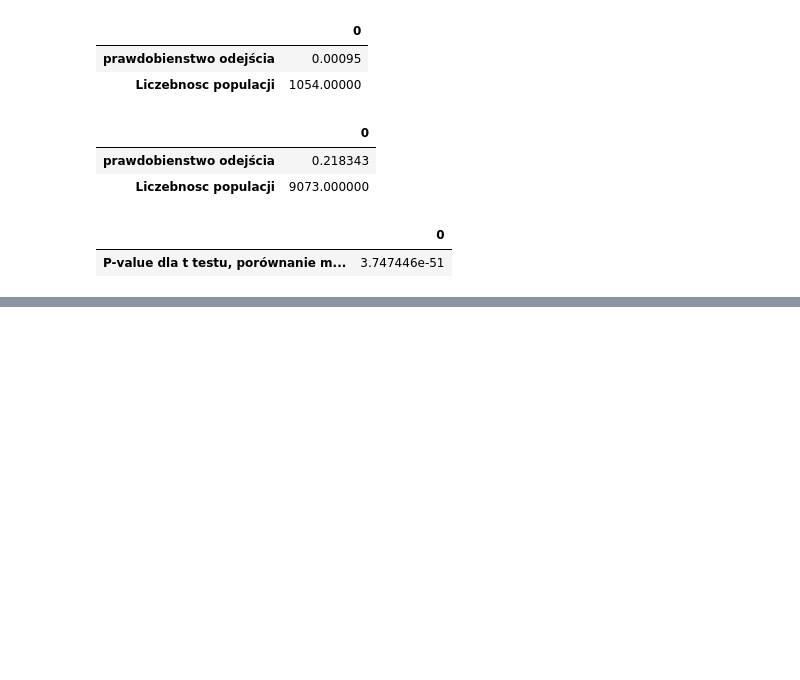
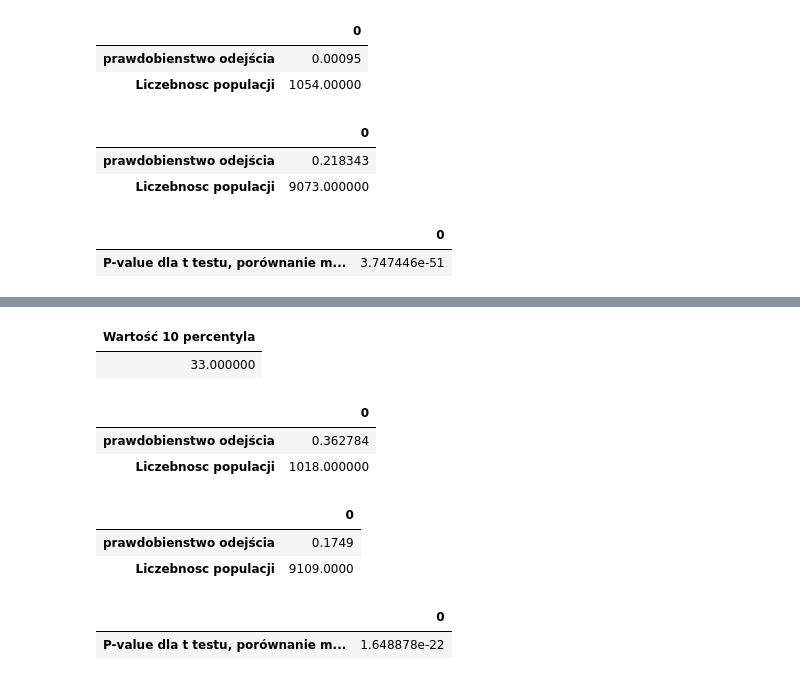
Before and after one commit to skuam/Credict_card_analize, a Jupyter notebook: Mbank_projekt.ipynb, the cells around one changed output, grey strips where cells are left out. Cells and saved outputs as stored; diff of their text form; code cells hidden in the pictures; blank space fills up the shorter version.

```diff
--- a/Mbank_projekt.ipynb
+++ b/Mbank_projekt.ipynb
@@ -320,0 +291,40 @@ st.ttest_ind(df[~df_h2]["Attrition_Flag_onehot"],df[df_h2]["Attrition_Flag_oneho
+# %%
+q_10 = df.Total_Trans_Ct.quantile(0.1)
+
+display(pd.DataFrame([q_10],columns=["Wartość 10 percentyla"]).style.hide_index())
+# %% [output]
+| Wartość 10 percentyla |
+| 33.000000 |
+# %%
+df_h2_1 =  df.Total_Trans_Ct <= q_10
+# %%
+prob_bellow_q10 = df[df_h2_1]["Attrition_Flag"].value_counts()
+d_above = {
+"prawdobienstwo odejścia":prob_bellow_q10.iloc[1] / prob_bellow_q10.iloc[0],
+ "Liczebnosc populacji":prob_bellow_q10.iloc[1] + prob_bellow_q10.iloc[0]
+}
+display(pd.DataFrame.from_dict(d_above,orient='index'))
+# %% [output]
+|  | 0 |
+| prawdobienstwo odejścia | 0.362784 |
+| Liczebnosc populacji | 1018.000000 |
+# %%
+prob_above_q10 = df[~df_h2_1]["Attrition_Flag"].value_counts()
+d_bellow = {
+"prawdobienstwo odejścia":prob_above_q10.iloc[1] / prob_above_q10.iloc[0],
+ "Liczebnosc populacji":prob_above_q10.iloc[1] + prob_above_q10.iloc[0]
+}
+display(pd.DataFrame.from_dict(d_bellow,orient='index'))
+# %% [output]
+|  | 0 |
+| prawdobienstwo odejścia | 0.1749 |
+| Liczebnosc populacji | 9109.0000 |
+# %%
+display(pd.DataFrame.from_dict({
+    "P-value dla t testu, porównanie miedzy powyżej 90 percentyla i poniżej":
+st.ttest_ind(df[~df_h2_1]["Attrition_Flag_onehot"],df[df_h2_1]["Attrition_Flag_onehot"],
+             alternative="smaller")[1]
+}, orient='index'))
+# %% [output]
+|  | 0 |
+| P-value dla t testu, porównanie m... | 1.648878e-22 |
```
Also changed, not shown: parts of 24 cells of this notebook.
